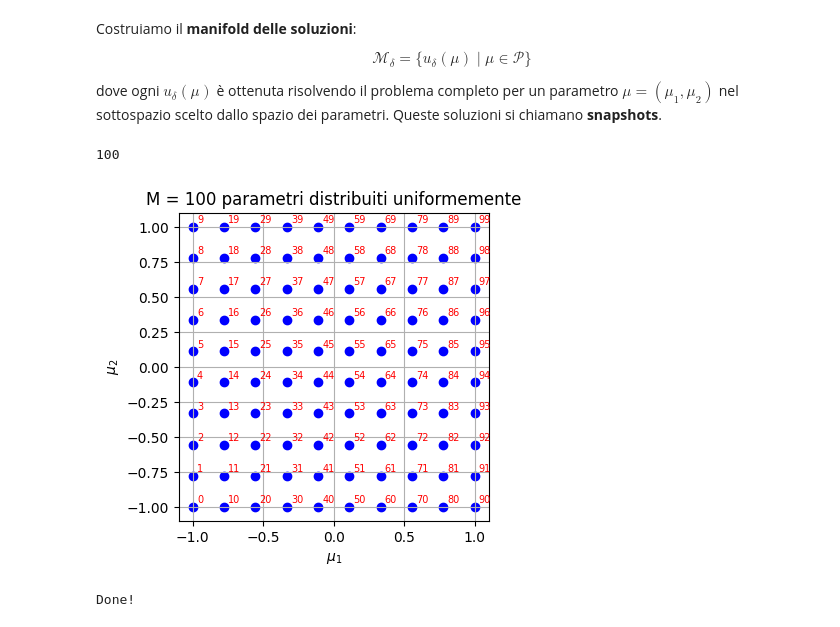
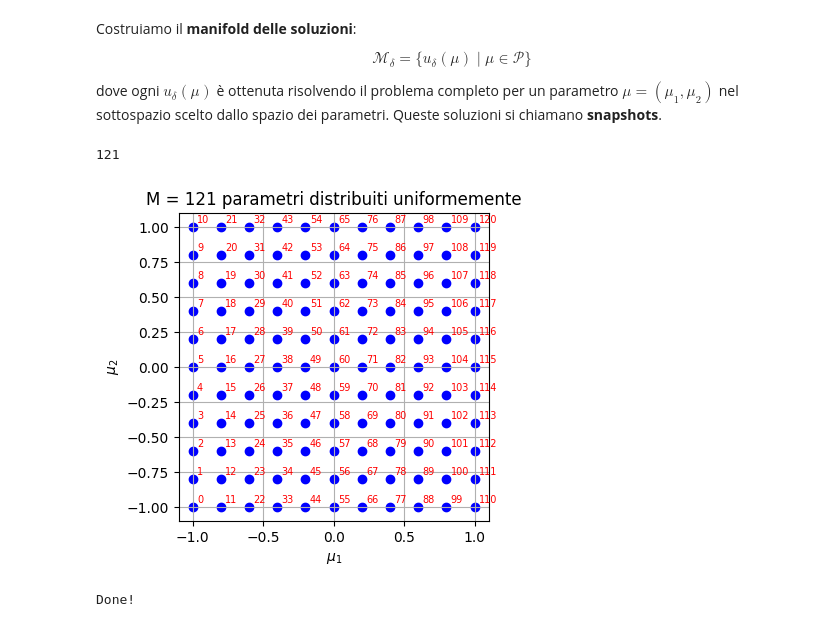
Before and after one commit to basilio-a-uni/ZEKROM, a Jupyter notebook: ZEKROM.ipynb, the cells around one changed output. Drawn from its saved outputs; the diff is of its cells as text; code cells hidden in the pictures.

```diff
--- a/ZEKROM.ipynb
+++ b/ZEKROM.ipynb
@@ -440,23 +416,24 @@ $$
 
 dove ogni $u_\delta(\mu)$ è ottenuta risolvendo il problema completo per un parametro $\mu = (\mu_1, \mu_2)$ nel sottospazio scelto dallo spazio dei parametri. Queste soluzioni si chiamano **snapshots**.
 # %%
-mus = np.array([[m1, m2] for m1 in np.linspace(-1, 1, 10)
-                   for m2 in np.linspace(-1, 1, 10)])
+#@title $\mu$ grid
+# costruiamo la griglia di parametri con i quali risolveremo i nostri sistemi
+mus = np.array([[m1, m2] for m1 in np.linspace(-1, 1, 11) for m2 in np.linspace(-1, 1, 11)])
 M = len(mus)
 M
 # %% [output]
-100
+121
 # %%
 #@title visualizzazione
 plt.figure(figsize=(4, 4))
 plt.scatter(mus[:, 0], mus[:, 1], c='blue', label='Parametri selezionati')
 for k, (x, y) in enumerate(mus):
     plt.text(x + 0.03, y + 0.03, str(k), fontsize=7, color='red')
 plt.grid(True)
-plt.title("M = 100 parametri distribuiti uniformemente")
+plt.title(f"M = {M} parametri distribuiti uniformemente")
 plt.xlabel(r'$\mu_1$')
 plt.ylabel(r'$\mu_2$')
 plt.show()
 # %% [output]
-[figure, old version]
+[figure, new version]
 # %%
```
Also changed, not shown: parts of 55 cells of this notebook, 1 other file.
